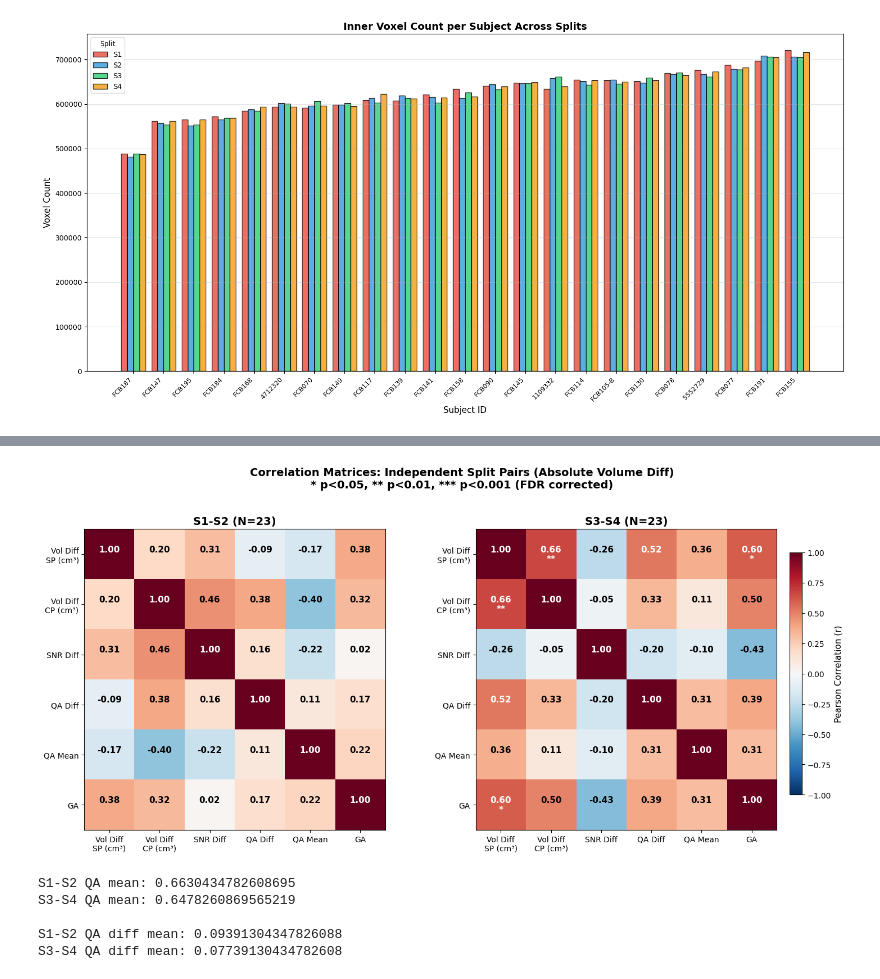
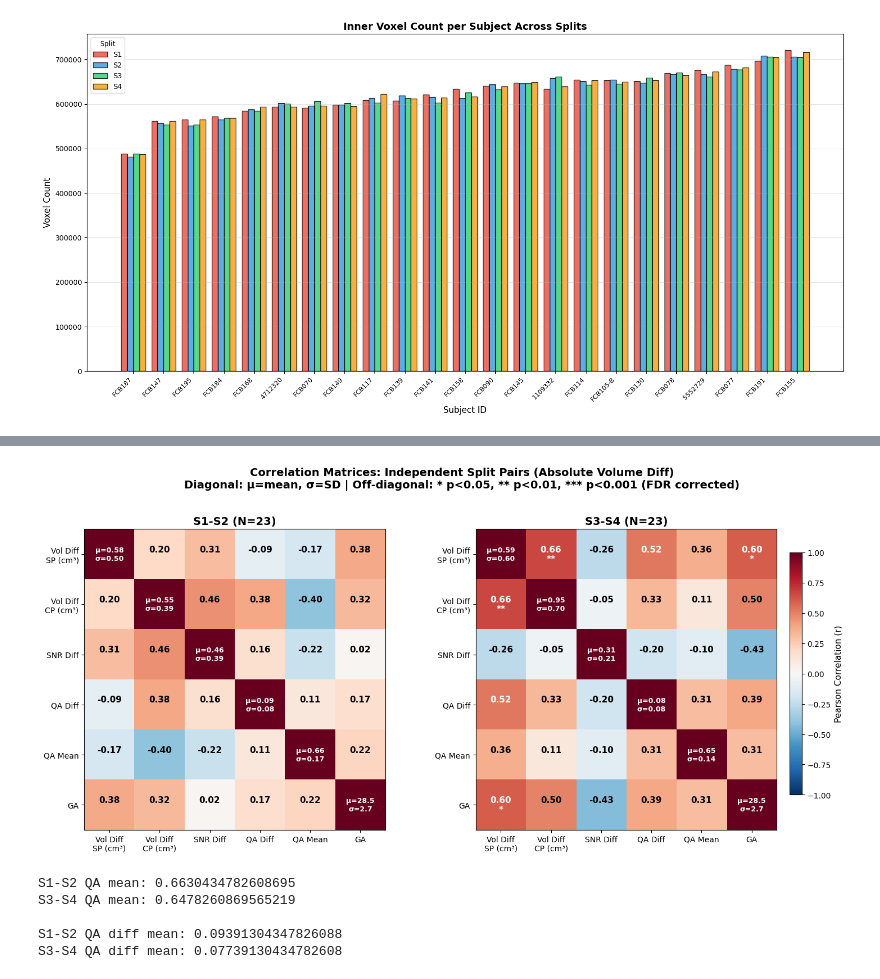
Before and after one commit to Y0z64/Reliability-analisys-FNNDSC, a Jupyter notebook: analisys/summary_analysis.ipynb, the cells around one changed output, grey strips where cells are left out. Cells and saved outputs as stored; diff of their text form; code cells hidden in the pictures.

```diff
--- a/analisys/summary_analysis.ipynb
+++ b/analisys/summary_analysis.ipynb
@@ -20,9 +20,11 @@ quality_df = pd.read_csv("../data/image_quality_metrics.csv")
 infodump_df = pd.read_csv("../data/raw_subject_data.csv")
 
 subjects_df = pd.read_csv("../data/subject.csv")
+
+split_pair_diffs = pd.read_csv("../data/split_comparision_data.csv")
 # %%
 # Cell 1a Data access functions (LEAVE COLLAPSED)
-def get_split_data(quality_df, subject_id, split):
+def get_split_data(quality_df, subject_id, session_id, split):
     """
     Get data for a specific subject and split.
 
@@ -39,8 +41,10 @@ def get_split_data(quality_df, subject_id, split):
     --------
     pd.Series or None if not found
     """
-    mask = (quality_df["subject_id"].astype(str) == str(subject_id)) & (
-        quality_df["split"] == split
+    mask = (
+        (quality_df["subject_id"].astype(str) == str(subject_id))
+        & (quality_df["split"] == split)
+        & (quality_df["session_id"] == session_id)
     )
     result = quality_df[mask]
     return result.iloc[0] if len(result) > 0 else None
@@ -132,8 +136,8 @@ def get_subject_across_splits(quality_df, subject_id, columns=None):
 
 
 def get_unique_subjects(quality_df):
-    """Get list of unique subject IDs."""
-    return quality_df["subject_id"].unique()
+    """Get list of unique subjects (subject_id, session_id) as tuples."""
+    return list(quality_df[["subject_id", "session_id"]].drop_duplicates().itertuples(index=False, name=None))
 
 
 def get_available_splits(quality_df):
@@ -1232,6 +1167,8 @@ def plot_correlation_matrices(quality_df, infodump_df, print_diagnostics=True):
 
     Uses long-format quality_df and computes differences on the fly.
     P-values are corrected for multiple comparisons using FDR (Benjamini-Hochberg).
+
+    Diagonal cells show mean ± SD for each variable instead of r=1.00.
     """
     # Prepare infodump data
     infodump = infodump_df.copy()
@@ -1381,6 +1318,12 @@ def plot_correlation_matrices(quality_df, infodump_df, print_diagnostics=True):
             display_df = merged[["subject_id", "session_id"] + available_cols].copy()
             display_df = display_df.round(3)
             print(display_df.to_string(index=False))
+
+            # Print descriptive statistics
+            print(f"\n--- Descriptive Statistics for {pair_name} ---")
+            desc_stats = corr_data.describe().T[["mean", "std", "min", "max"]]
+            desc_stats.index = available_labels
+            print(desc_stats.round(3).to_string())
             print()
 
         if len(corr_data) < 3:
@@ -1398,6 +1341,10 @@ def plot_correlation_matrices(quality_df, infodump_df, print_diagnostics=True):
 
         # Compute correlation matrix
         corr_matrix = corr_data.corr(method="pearson")
+
+        # Compute mean and std for each variable (for diagonal display)
+        var_means = corr_data.mean()
+        var_stds = corr_data.std()
 
         # Compute p-values and collect for FDR correction
         n_vars = len(available_cols)
@@ -1448,13 +1395,39 @@ def plot_correlation_matrices(quality_df, infodump_df, print_diagnostics=True):
         ax.set_yticklabels(available_labels, fontsize=10)
 
         # Add correlation values and significance stars (using FDR-corrected p-values)
+        # Diagonal cells show mean ± SD instead of r=1.00
         for i in range(n_vars):
             for j in range(n_vars):
-                r = corr_matrix.iloc[i, j]
-                p_corr = p_corrected_matrix[i, j]
+                if i == j:
+                    # Diagonal: show mean ± SD
+                    mean_val = var_means[available_cols[i]]
+                    std_val = var_stds[available_cols[i]]
 
-                # Significance stars based on FDR-corrected p-values
-                if i != j:
+                    # Format based on magnitude (avoid overly long numbers)
+                    if abs(mean_val) >= 100:
+                        text = f"μ={mean_val:.0f}\nσ={std_val:.0f}"
+                    elif abs(mean_val) >= 10:
+                        text = f"μ={mean_val:.1f}\nσ={std_val:.1f}"
+                    else:
+                        text = f"μ={mean_val:.2f}\nσ={std_val:.2f}"
+
+                    # Diagonal is white (r=1), so use black text
+                    ax.text(
+                        j,
+                        i,
+                        text,
+                        ha="center",
+                        va="center",
+                        color="white",
+                        fontsize=9,
+                        fontweight="bold",
+                    )
+                else:
+                    # Off-diagonal: show correlation and significance
+                    r = corr_matrix.iloc[i, j]
+                    p_corr = p_corrected_matrix[i, j]
+
+                    # Significance stars based on FDR-corrected p-values
                     if p_corr < 0.001:
                         sig = "***"
                     elif p_corr < 0.01:
@@ -1463,20 +1436,18 @@ def plot_correlation_matrices(quality_df, infodump_df, print_diagnostics=True):
                         sig = "*"
                     else:
                         sig = ""
-                else:
-                    sig = ""
 
-                text_color = "white" if abs(r) > 0.5 else "black"
-                ax.text(
-                    j,
-                    i,
-                    f"{r:.2f}\n{sig}",
-                    ha="center",
-                    va="center",
-                    color=text_color,
-                    fontsize=11,
-                    fontweight="bold",
-                )
+                    text_color = "white" if abs(r) > 0.5 else "black"
+                    ax.text(
+                        j,
+                        i,
+                        f"{r:.2f}\n{sig}",
+                        ha="center",
+                        va="center",
+                        color=text_color,
+                        fontsize=11,
+                        fontweight="bold",
+                    )
 
         ax.set_title(
             f"{pair_name} (N={len(corr_data)})", fontsize=14, fontweight="bold"
@@ -1489,7 +1460,8 @@ def plot_correlation_matrices(quality_df, infodump_df, print_diagnostics=True):
     cbar.set_label("Pearson Correlation (r)", fontsize=11)
 
     plt.suptitle(
-        "Correlation Matrices: Independent Split Pairs (Absolute Volume Diff)\n* p<0.05, ** p<0.01, *** p<0.001 (FDR corrected)",
+        "Correlation Matrices: Independent Split Pairs (Absolute Volume Diff)\n"
+        "Diagonal: μ=mean, σ=SD | Off-diagonal: * p<0.05, ** p<0.01, *** p<0.001 (FDR corrected)",
         fontsize=14,
         fontweight="bold",
         y=1.02,
@@ -1520,8 +1492,8 @@ Complete cases for correlation: 23
   SNR Diff vs GA: p=0.0401 -> FDR corrected: 0.1204
   QA Diff vs QA Mean: p=0.1514 -> FDR corrected: 0.2320
   QA Diff vs GA: p=0.0673 -> FDR corrected: 0.1681
   QA Mean vs GA: p=0.1547 -> FDR corrected: 0.2320
-[figure, old version]
+[figure, new version]
 # %%
 # Check if S3-S4 has systematically different quality
 print("S1-S2 QA mean:", infodump_df["QA12_mean"].mean())
```
Also changed, not shown: parts of 9 cells of this notebook, 2 other files.
